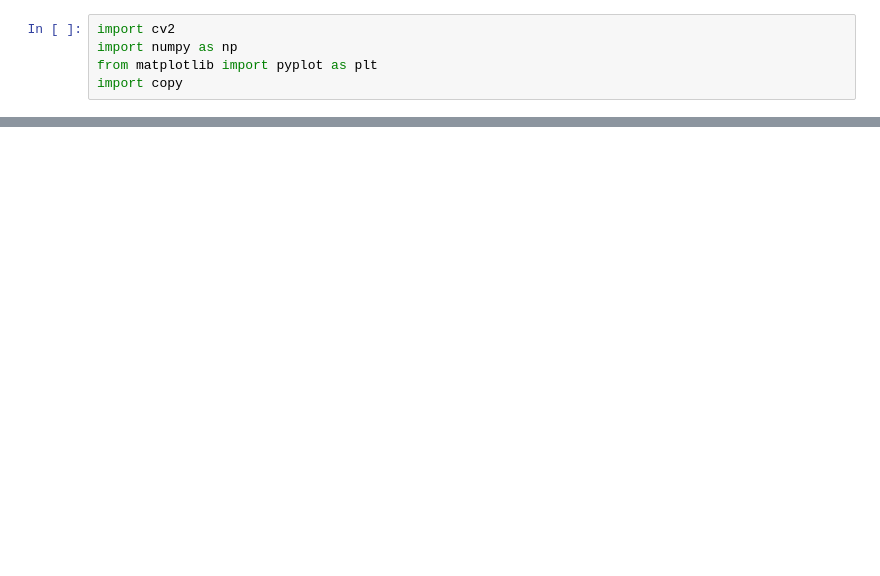
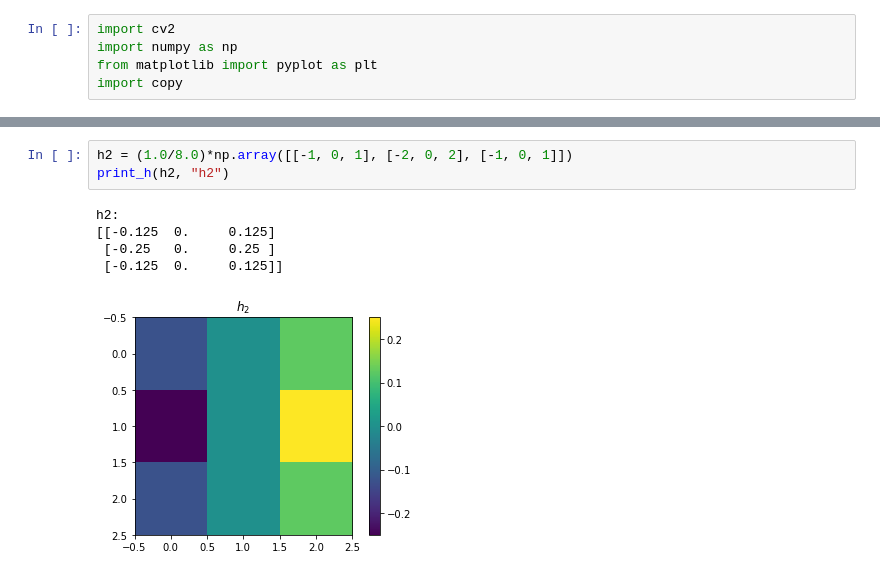
Before and after one commit to nirey10/CV202-HW2, a Jupyter notebook: ex2.ipynb, the cells around one changed output, grey strips where cells are left out. Cells and saved outputs as stored; diff of their text form; blank space fills up the shorter version.

```diff
--- a/ex2.ipynb
+++ b/ex2.ipynb
@@ -45,0 +48,9 @@ plt.show()
+# %%
+h2 = (1.0/8.0)*np.array([[-1, 0, 1], [-2, 0, 2], [-1, 0, 1]])
+print_h(h2, "h2")
+# %% [output]
+h2:
+[[-0.125  0.     0.125]
+ [-0.25   0.     0.25 ]
+ [-0.125  0.     0.125]]
+[figure, added]
```
Also changed, not shown: parts of 11 cells of this notebook.
